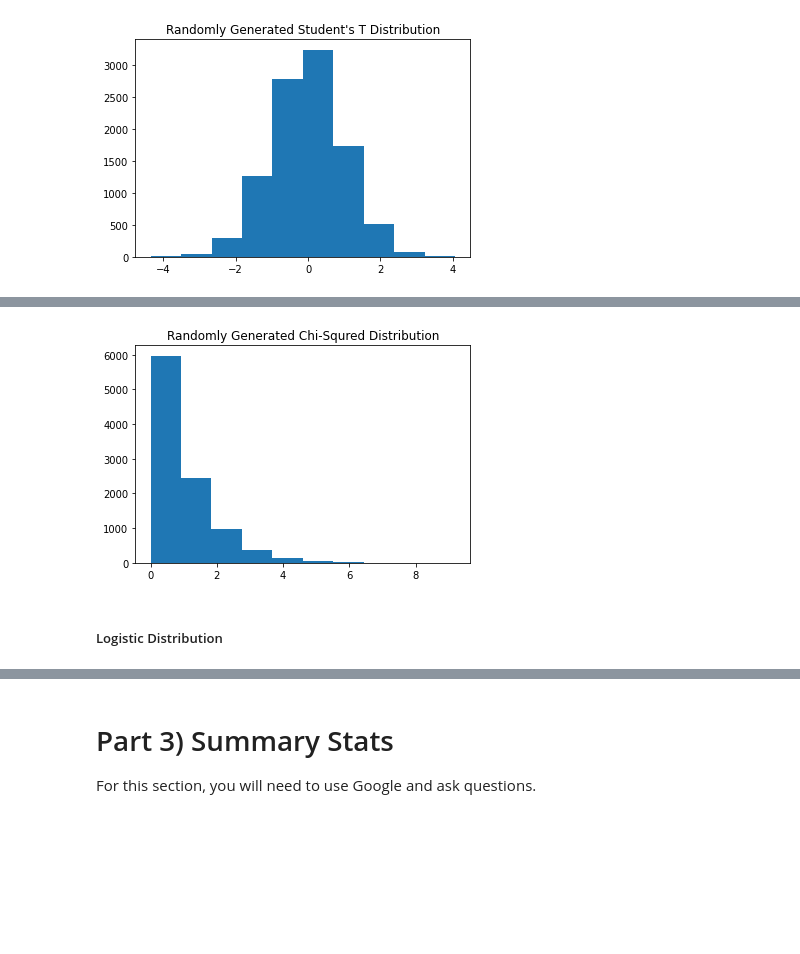
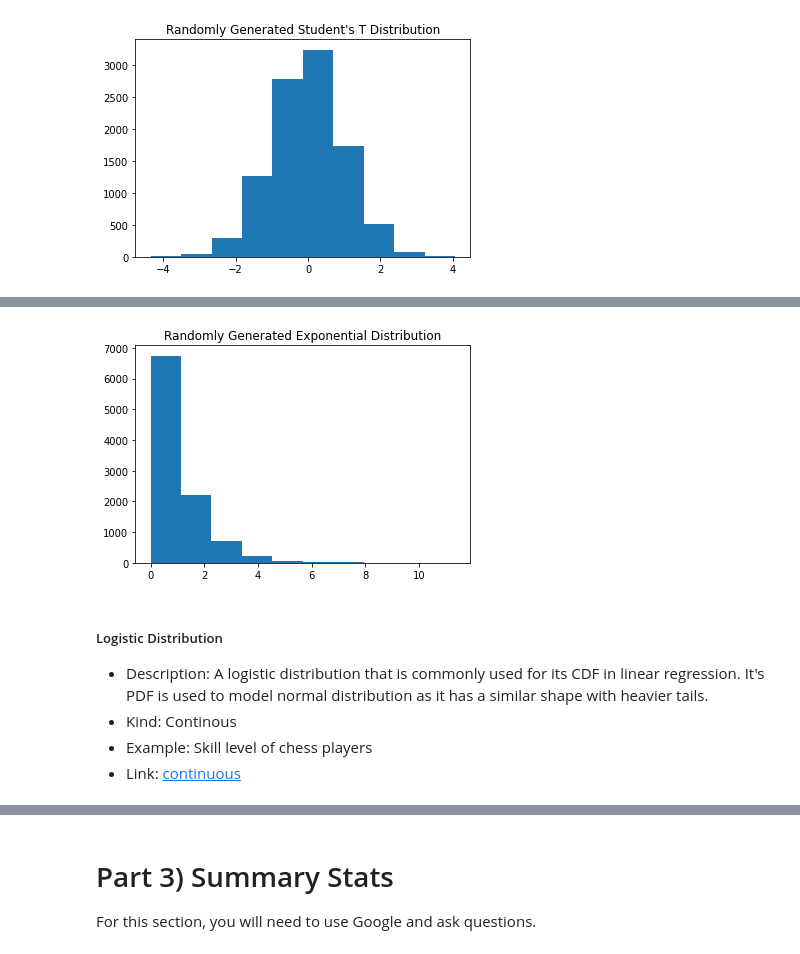
Before and after one commit to amaniedu71/CISC367-h-w, a Jupyter notebook: wk6/Statistics_Workbook.ipynb, the cells around one changed output, grey strips where cells are left out. Cells and saved outputs as stored; diff of their text form; code cells hidden in the pictures; blank space fills up the shorter version.

```diff
--- a/wk6/Statistics_Workbook.ipynb
+++ b/wk6/Statistics_Workbook.ipynb
@@ -193,12 +230,17 @@ plt.show()
 # %%
 random_variables = stats.expon.rvs(size=10000)
 plt.hist(random_variables)
-plt.title("Randomly Generated Chi-Squred Distribution")
+plt.title("Randomly Generated Exponential Distribution")
 plt.show()
 # %% [output]
-[figure, old version]
+[figure, new version]
-# %% [markdown]
-##### Logistic Distribution
+# %% [markdown]
+##### Logistic Distribution
+
+* Description: A logistic distribution that is commonly used for its CDF in linear regression. It's PDF is used to model normal distribution as it has a similar shape with heavier tails.
+* Kind: Continous
+* Example: Skill level of chess players
+* Link: [continuous](https://docs.scipy.org/doc/scipy/reference/generated/scipy.stats.logistic.html)
 # %%
 random_variables = stats.logistic.rvs(size=10000)
 plt.hist(random_variables)
```
Also changed, not shown: parts of 28 cells of this notebook.
